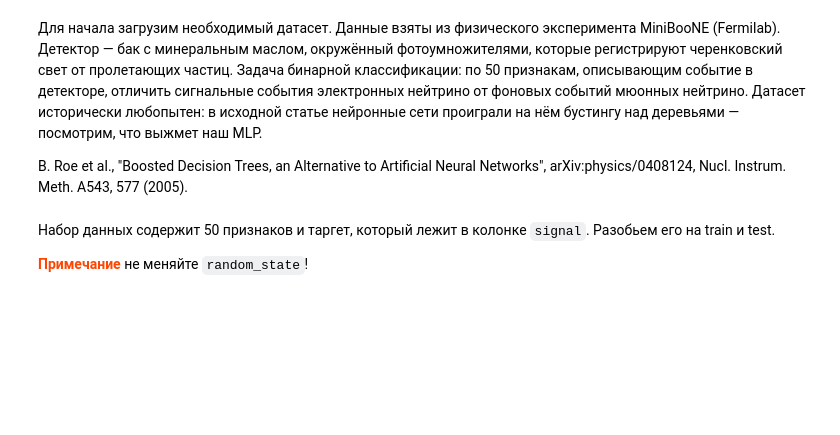
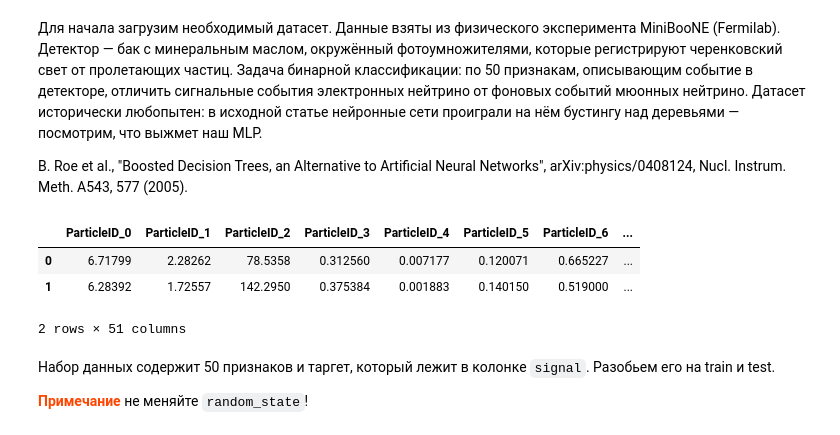
Before and after one commit to dchurikov1983/msc-deep-learning-autumn-2026, a Jupyter notebook: Неделя 2. Основы - Регуляризация и оптимизация./Неделя 2_Глубокое обучение (Deep learning)_ДЗ. Базовый уровень done.ipynb, the cells around one changed output. Cells and saved outputs as stored; diff of their text form; code cells hidden in the pictures; blank space fills up the shorter version.

```diff
--- a/Неделя 2. Основы - Регуляризация и оптимизация./Неделя 2_Глубокое обучение (Deep learning)_ДЗ. Базовый уровень done.ipynb
+++ b/Неделя 2. Основы - Регуляризация и оптимизация./Неделя 2_Глубокое обучение (Deep learning)_ДЗ. Базовый уровень done.ipynb
@@ -283,10 +285,15 @@ B. Roe et al., "Boosted Decision Trees, an Alternative to Artificial Neural Netw
 # %%
 from datasets import load_dataset
 import pandas as pd
 
-dataset = load_dataset("inria-soda/tabular-benchmark", data_files="clf_num/MiniBooNE.csv")
+#dataset = load_dataset("inria-soda/tabular-benchmark", data_files="clf_num/MiniBooNE.csv")
 df = pd.DataFrame(dataset['train'])
 df.head(2)
+# %% [output]
+|  | ParticleID_0 | ParticleID_1 | ParticleID_2 | ParticleID_3 | ParticleID_4 | ParticleID_5 | ParticleID_6 | ... |
+| 0 | 6.71799 | 2.28262 | 78.5358 | 0.312560 | 0.007177 | 0.120071 | 0.665227 | ... |
+| 1 | 6.28392 | 1.72557 | 142.2950 | 0.375384 | 0.001883 | 0.140150 | 0.519000 | ... |
+2 rows × 51 columns
 # %% [markdown]
 Набор данных содержит 50 признаков и таргет, который лежит в колонке `signal`. Разобьем его на train и test.
 
```
Also changed, not shown: parts of 17 cells of this notebook.
